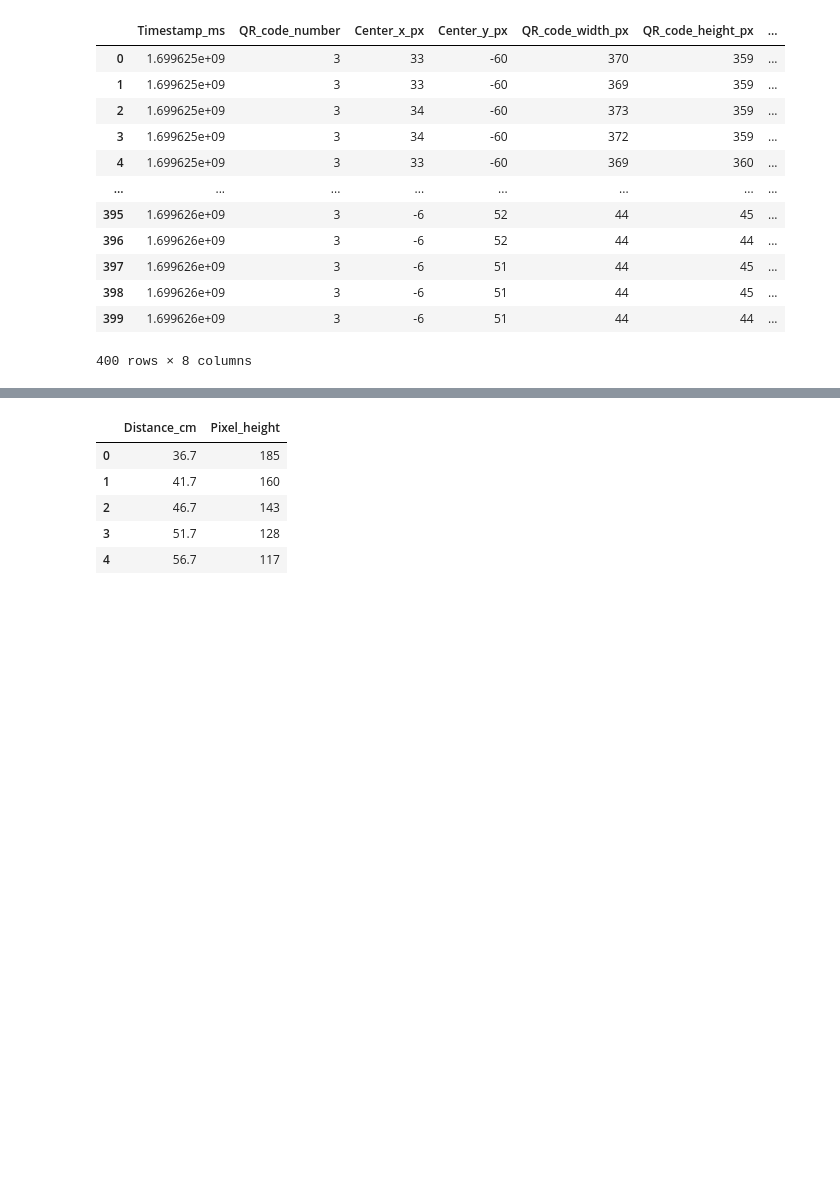
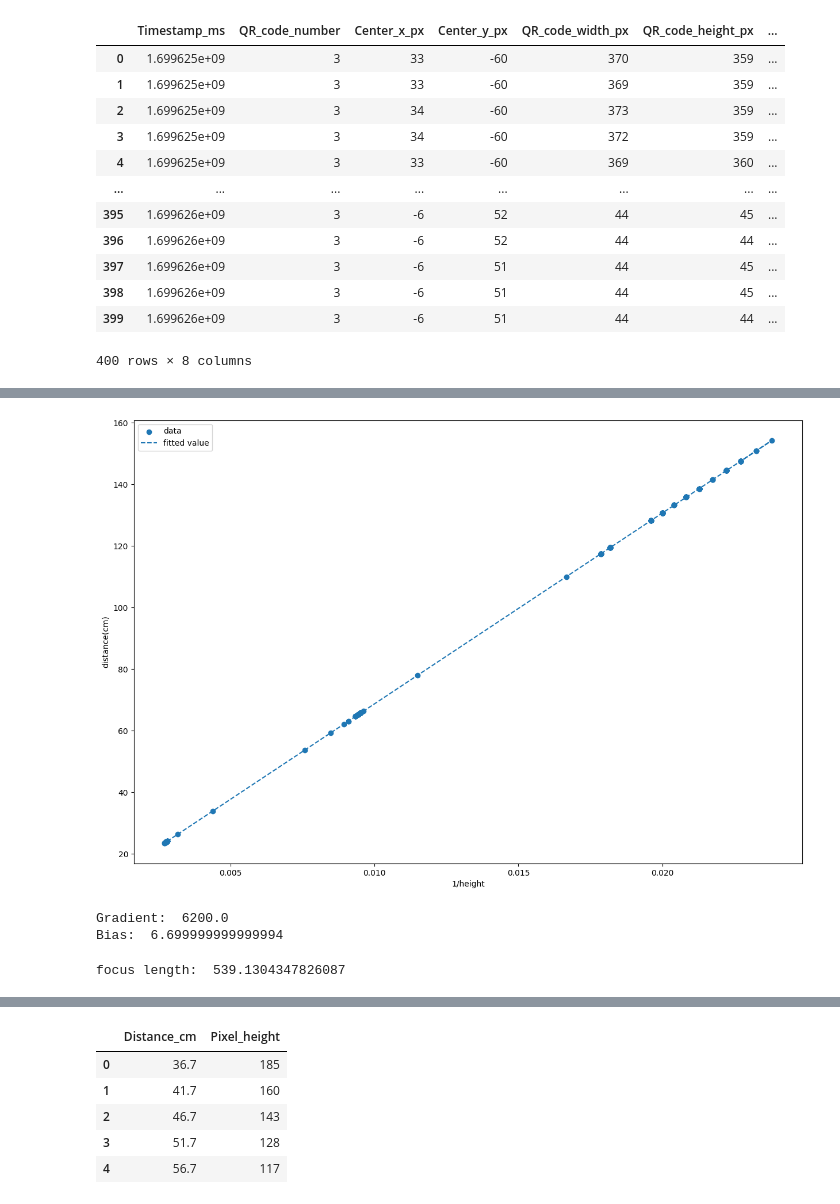
Before and after one commit to Nandu-Jagdish/BasicsOfSensorFusion23_Aalto, a Jupyter notebook: Project/part1.ipynb, the cells around one changed output, grey strips where cells are left out. Saved outputs shown, nothing was run; the diff lists cells and outputs as text; code cells hidden in the pictures; blank space fills up the shorter version.

```diff
--- a/Project/part1.ipynb
+++ b/Project/part1.ipynb
@@ -300,0 +303,33 @@ plot_qr_code(df3)
+# %%
+#fit data using one degree polynomial using least square method
+def fit_data(df):
+    #fit the data using one degree polynomial
+    p = np.polyfit(1/df['QR_code_height_px'],df['Distance_to_QR_code_cm'],1)
+    #calculate the fitted value
+    y = p[0]*1/df['QR_code_height_px'] + p[1]
+    #calculate the gradient and intercept
+    gradient = p[0]
+    intercept = p[1]
+    #plot the fitted value
+    plt.figure(figsize=(15,10))
+    plt.scatter(1/df['QR_code_height_px'],df['Distance_to_QR_code_cm'])
+    plt.plot(1/df['QR_code_height_px'],y,'--')
+    plt.legend(['data','fitted value'])
+    plt.xlabel('1/height')
+    plt.ylabel('distance(cm)')
+    plt.show()
+    return p,gradient,intercept
+p,gradient,intercept= fit_data(df3)
+print('Gradient: ',gradient)
+print('Bias: ',intercept)
+# %% [output]
+[figure, added]
+Gradient:  6200.0
+Bias:  6.699999999999994
+# %%
+#Calculate the focus lenght by dividing the gradient by the length of the QR code
+QR_code_height = 11.5
+focus_length = gradient/QR_code_height
+print('focus length: ',focus_length)
+# %% [output]
+focus length:  539.1304347826087
```
Also changed, not shown: parts of 4 cells of this notebook, 1 other file.
